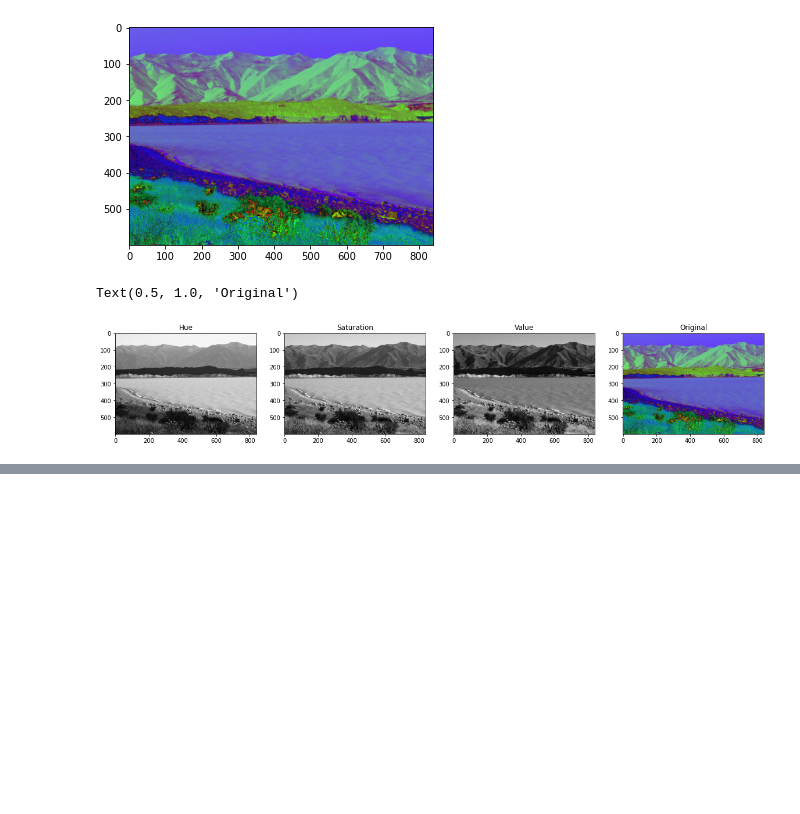
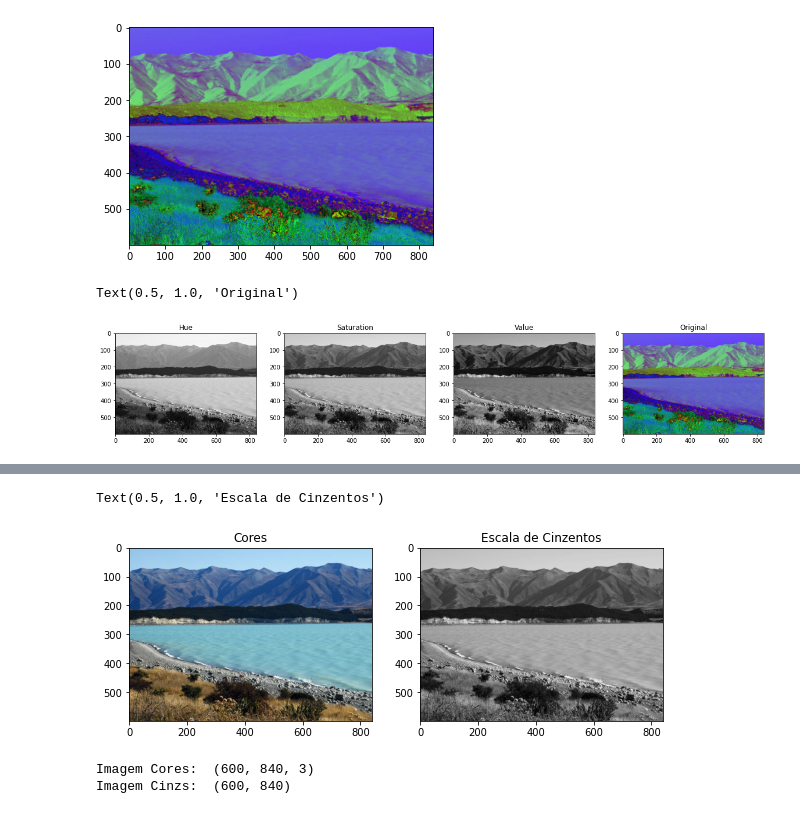
Before and after one commit to Rafawastaken/computer-vision-opencv, a Jupyter notebook: 1_getting_started.ipynb, the cells around one changed output, grey strips where cells are left out. Saved outputs shown, nothing was run; the diff lists cells and outputs as text; code cells hidden in the pictures; blank space fills up the shorter version.

Commit message:
first notebook > converter cores, converter canais

```diff
--- a/1_getting_started.ipynb
+++ b/1_getting_started.ipynb
@@ -222,0 +234,22 @@ Text(0.5, 1.0, 'Original')
+# %%
+# Ler imagem com cores
+imagem_guardada_bgr = cv.imread(path_img_guardada, cv.IMREAD_COLOR)
+
+# Ler imagem escala de cinzentos
+imagem_guardada_cin = cv.imread(path_img_guardada, cv.IMREAD_GRAYSCALE)
+
+# Visualizar ambas as imagens
+plt.figure(figsize=[20, 5])
+plt.subplot(141);plt.imshow(imagem_guardada_bgr[:,:,::-1], cmap="gray");plt.title('Cores')
+plt.subplot(142);plt.imshow(imagem_guardada_cin, cmap="gray");plt.title('Escala de Cinzentos')
+# %% [output]
+Text(0.5, 1.0, 'Escala de Cinzentos')
+[figure, added]
+# %%
+# Print atributos de imagens
+
+print("Imagem Cores: ", imagem_guardada_bgr.shape)
+print("Imagem Cinzs: ", imagem_guardada_cin.shape)
+# %% [output]
+Imagem Cores:  (600, 840, 3)
+Imagem Cinzs:  (600, 840)
```
Also changed, not shown: parts of 3 cells of this notebook, 1 other file.
